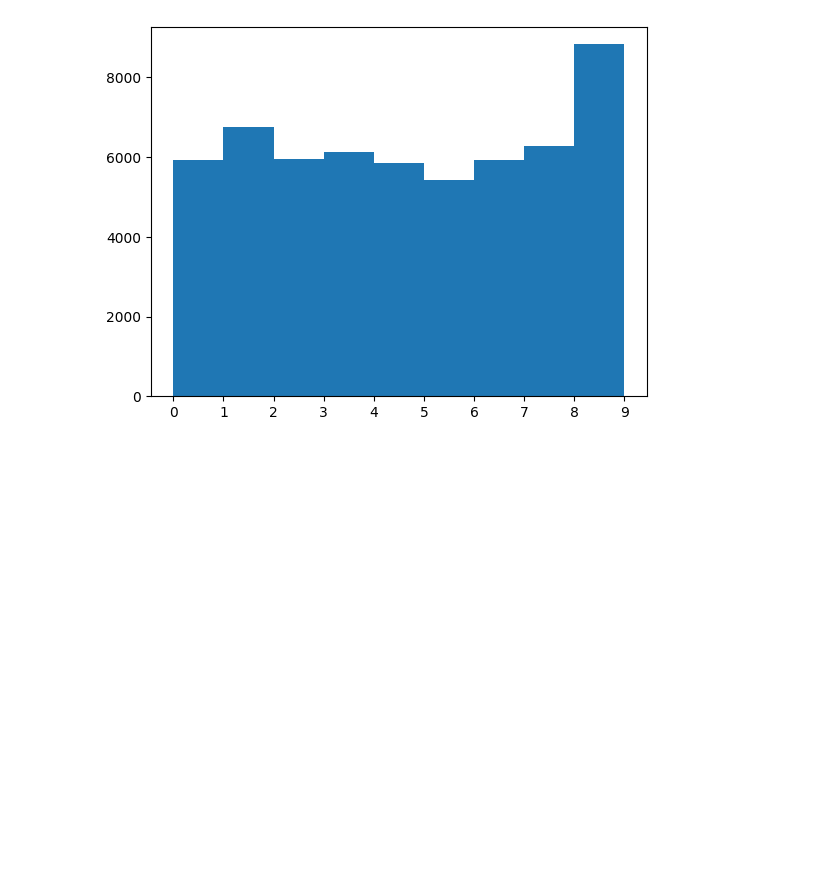
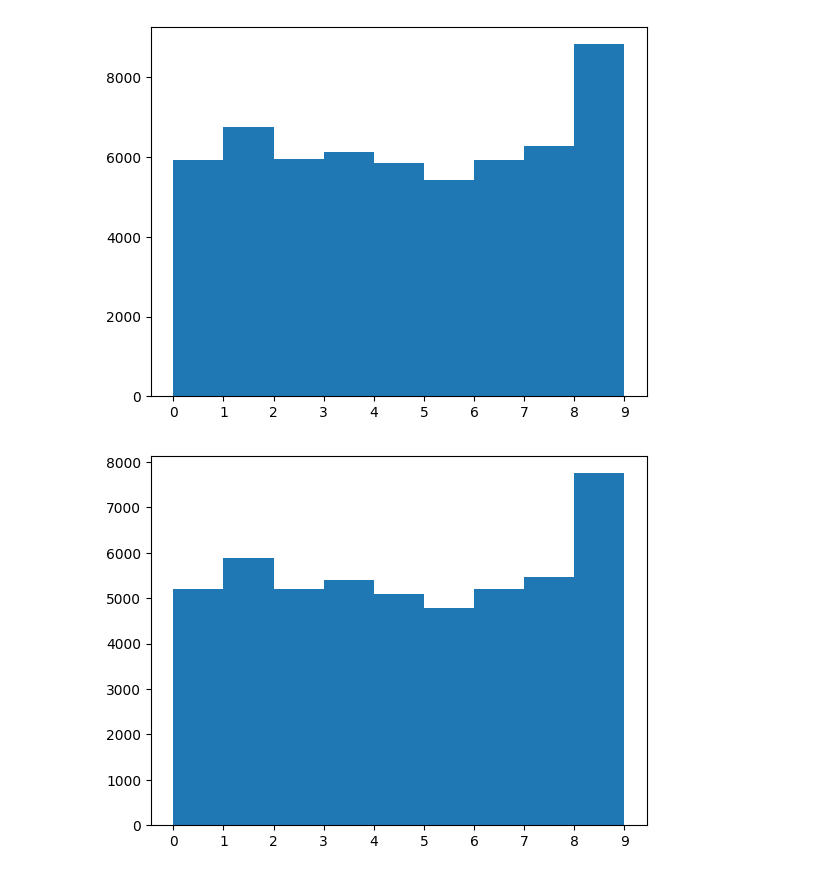
Before and after one commit to MaximeSzymanski/VAE_pytorch, a Jupyter notebook: VAE.ipynb, the cells around one changed output. Saved outputs shown, nothing was run; the diff lists cells and outputs as text; code cells hidden in the pictures; blank space fills up the shorter version.

```diff
--- a/VAE.ipynb
+++ b/VAE.ipynb
@@ -56,3 +69,10 @@ plt.show()
+# %%
+labels = mnist_trainset.targets.numpy()
+plt.hist(labels, bins=np.arange(labels.min(), labels.max()+1))
+plt.xticks(np.arange(labels.min(), labels.max()+1))
+plt.show()
+# %% [output]
+[figure, added]
 # %%
 class Encoder(torch.nn.Module):
     def __init__(self, input_dim, hidden_dim, latent_dim):
```
Also changed, not shown: parts of 21 cells of this notebook.
